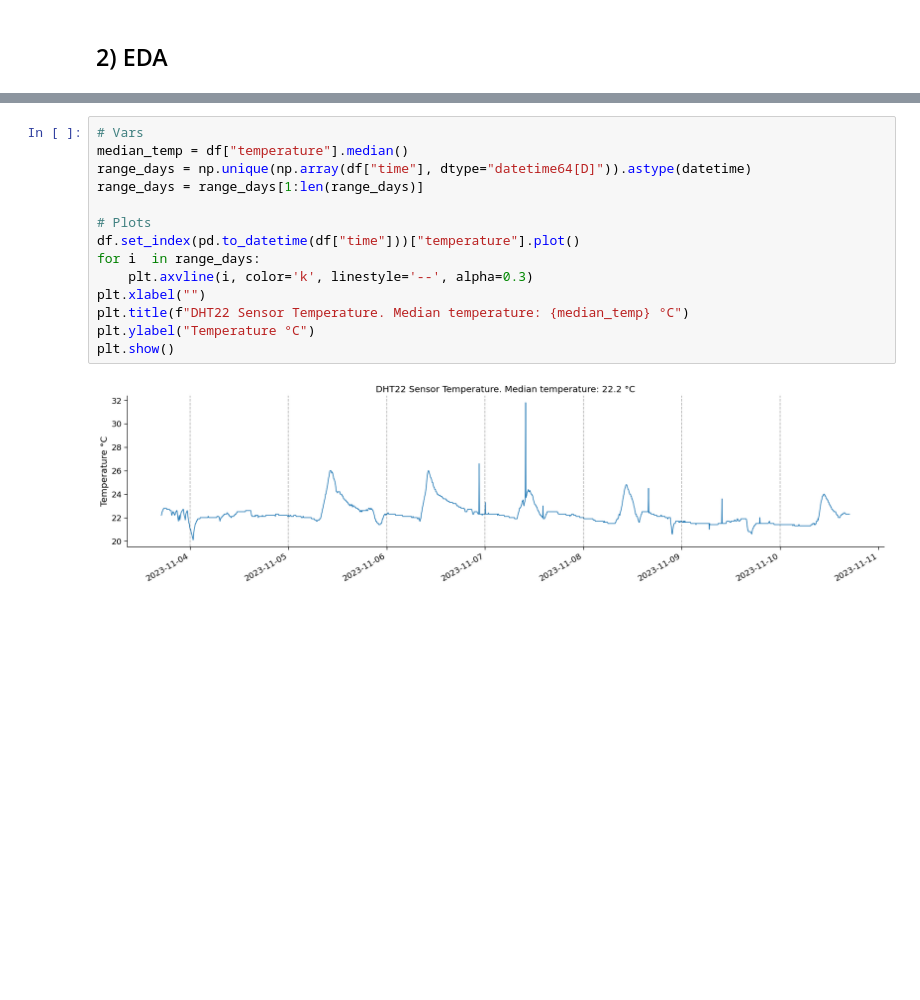
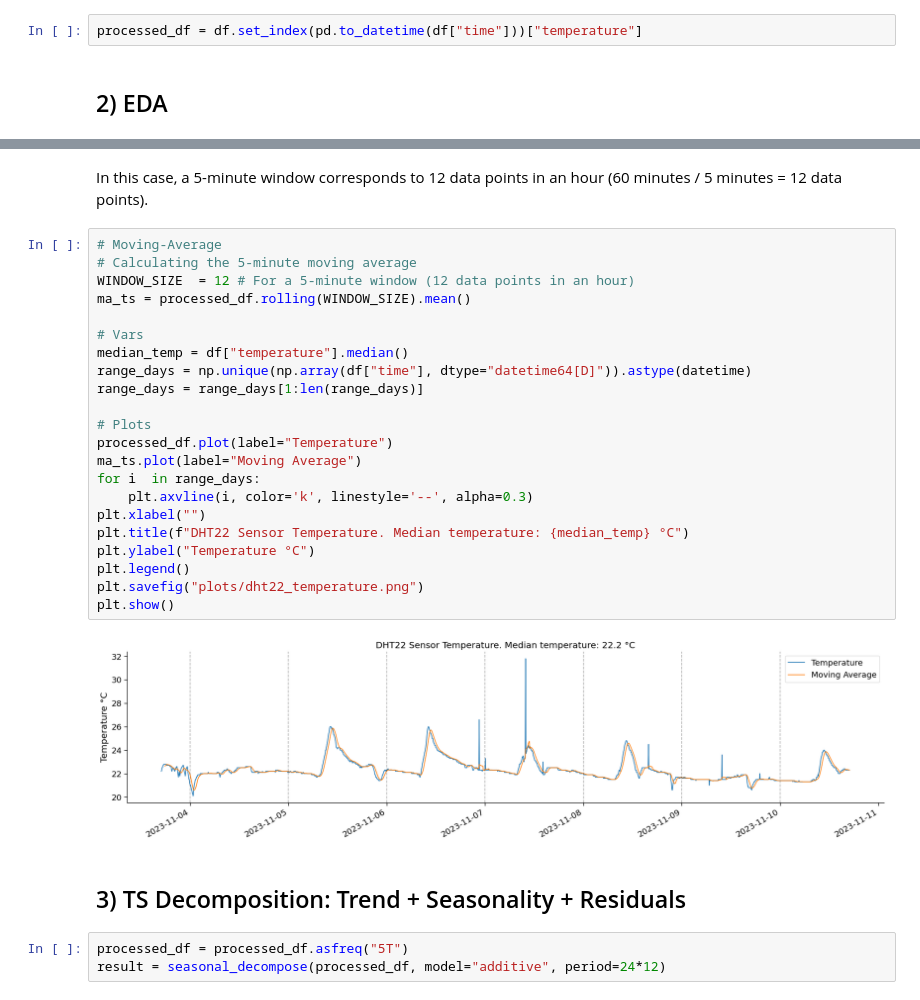
Before and after one commit to razielar/anomaly_detection, a Jupyter notebook: iot/anomaly_detection_iot.ipynb, the cells around one changed output, grey strips where cells are left out. Cells and saved outputs as stored; diff of their text form; blank space fills up the shorter version.

```diff
--- a/iot/anomaly_detection_iot.ipynb
+++ b/iot/anomaly_detection_iot.ipynb
@@ -52,2 +59,4 @@ memory usage: 31.6+ KB
+# %%
+processed_df = df.set_index(pd.to_datetime(df["time"]))["temperature"]
 # %% [markdown]
 ## 2) EDA
@@ -54,16 +79,31 @@ memory usage: 31.6+ KB
+# %% [markdown]
+In this case, a 5-minute window corresponds to 12 data points in an hour (60 minutes / 5 minutes = 12 data points).
 # %%
+# Moving-Average
+# Calculating the 5-minute moving average
+WINDOW_SIZE  = 12 # For a 5-minute window (12 data points in an hour)
+ma_ts = processed_df.rolling(WINDOW_SIZE).mean()
+
 # Vars
 median_temp = df["temperature"].median()
 range_days = np.unique(np.array(df["time"], dtype="datetime64[D]")).astype(datetime)
 range_days = range_days[1:len(range_days)]
 
 # Plots
-df.set_index(pd.to_datetime(df["time"]))["temperature"].plot()
+processed_df.plot(label="Temperature")
+ma_ts.plot(label="Moving Average")
 for i  in range_days:
     plt.axvline(i, color='k', linestyle='--', alpha=0.3)
 plt.xlabel("")
 plt.title(f"DHT22 Sensor Temperature. Median temperature: {median_temp} °C")
 plt.ylabel("Temperature °C")
+plt.legend()
+plt.savefig("plots/dht22_temperature.png")
 plt.show()
 # %% [output]
-[figure, old version]
+[figure, new version]
+# %% [markdown]
+## 3) TS Decomposition: Trend + Seasonality + Residuals
+# %%
+processed_df = processed_df.asfreq("5T")
+result = seasonal_decompose(processed_df, model="additive", period=24*12)
```
Also changed, not shown: parts of 9 cells of this notebook, 1 other file.
